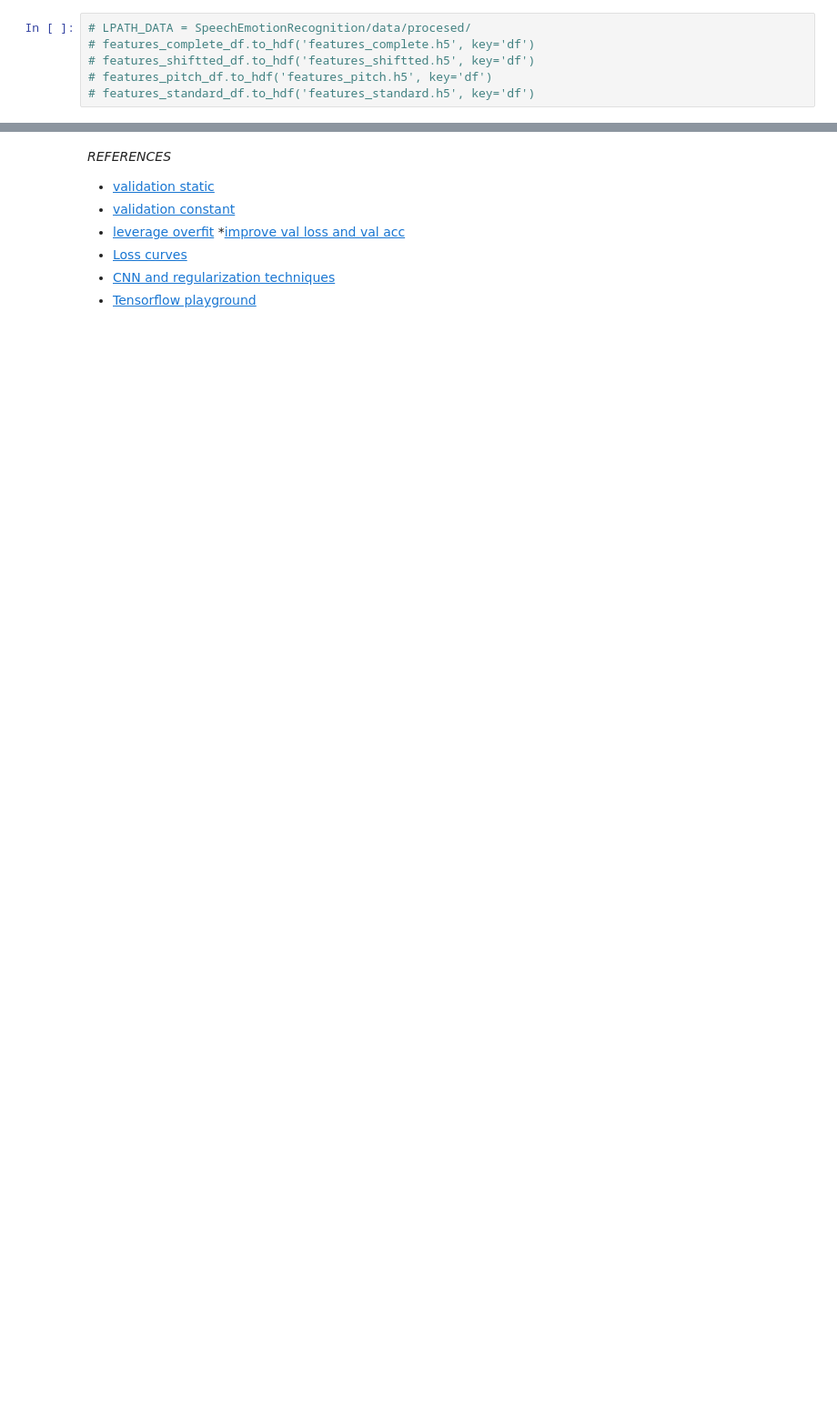
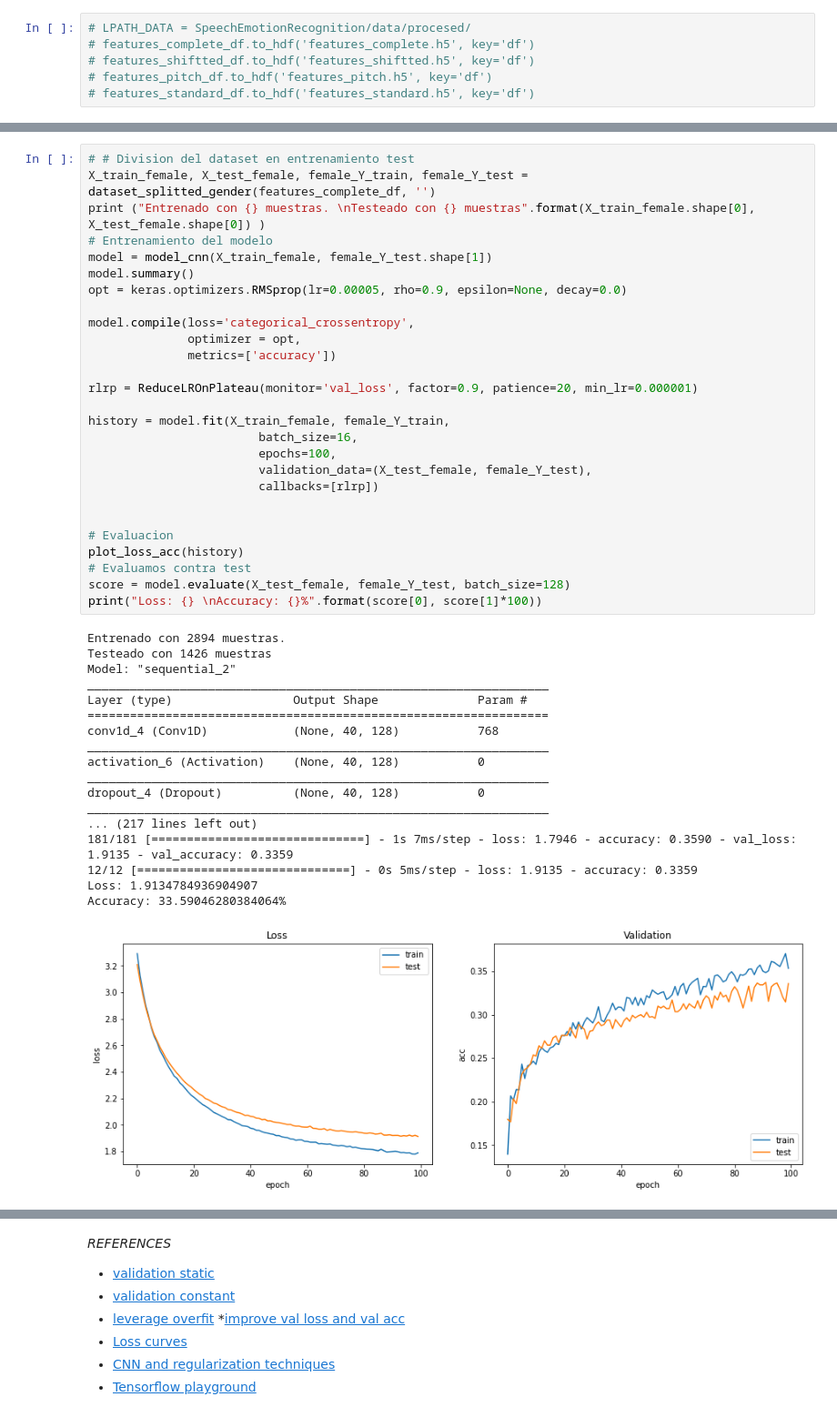
Before and after one commit to Luisa13/Speech_Emotion_Recogntion_in_Foreign_Language, a Jupyter notebook: notebooks/English/3_SER_RAVDESS_English_Augmentation.ipynb, the cells around one changed output, grey strips where cells are left out. Shown at 91% size. Cells and saved outputs as stored; diff of their text form; blank space fills up the shorter version.

```diff
--- a/notebooks/English/3_SER_RAVDESS_English_Augmentation.ipynb
+++ b/notebooks/English/3_SER_RAVDESS_English_Augmentation.ipynb
@@ -913,0 +934,46 @@ Accuracy: 23.001402616500854%
+# %%
+# # Division del dataset en entrenamiento test
+X_train_female, X_test_female, female_Y_train, female_Y_test = dataset_splitted_gender(features_complete_df, '')
+print ("Entrenado con {} muestras. \nTesteado con {} muestras".format(X_train_female.shape[0], X_test_female.shape[0]) )
+# Entrenamiento del modelo
+model = model_cnn(X_train_female, female_Y_test.shape[1])
+model.summary()
+opt = keras.optimizers.RMSprop(lr=0.00005, rho=0.9, epsilon=None, decay=0.0)
+
+model.compile(loss='categorical_crossentropy',
+              optimizer = opt,
+              metrics=['accuracy'])
+
+rlrp = ReduceLROnPlateau(monitor='val_loss', factor=0.9, patience=20, min_lr=0.000001)
+
+history = model.fit(X_train_female, female_Y_train,
+                        batch_size=16,
+                        epochs=100,
+                        validation_data=(X_test_female, female_Y_test),
+                        callbacks=[rlrp])
+
+
+# Evaluacion
+plot_loss_acc(history)
+# Evaluamos contra test
+score = model.evaluate(X_test_female, female_Y_test, batch_size=128)
+print("Loss: {} \nAccuracy: {}%".format(score[0], score[1]*100))
+# %% [output]
+Entrenado con 2894 muestras.
+Testeado con 1426 muestras
+Model: "sequential_2"
+_________________________________________________________________
+Layer (type)                 Output Shape              Param #
+=================================================================
+conv1d_4 (Conv1D)            (None, 40, 128)           768
+_________________________________________________________________
+activation_6 (Activation)    (None, 40, 128)           0
+_________________________________________________________________
+dropout_4 (Dropout)          (None, 40, 128)           0
+_________________________________________________________________
+... (217 lines left out)
+181/181 [==============================] - 1s 7ms/step - loss: 1.7946 - accuracy: 0.3590 - val_loss: 1.9135 - val_accuracy: 0.3359
+12/12 [==============================] - 0s 5ms/step - loss: 1.9135 - accuracy: 0.3359
+Loss: 1.9134784936904907
+Accuracy: 33.59046280384064%
+[figure, added]
```
Also changed, not shown: parts of 27 cells of this notebook.
